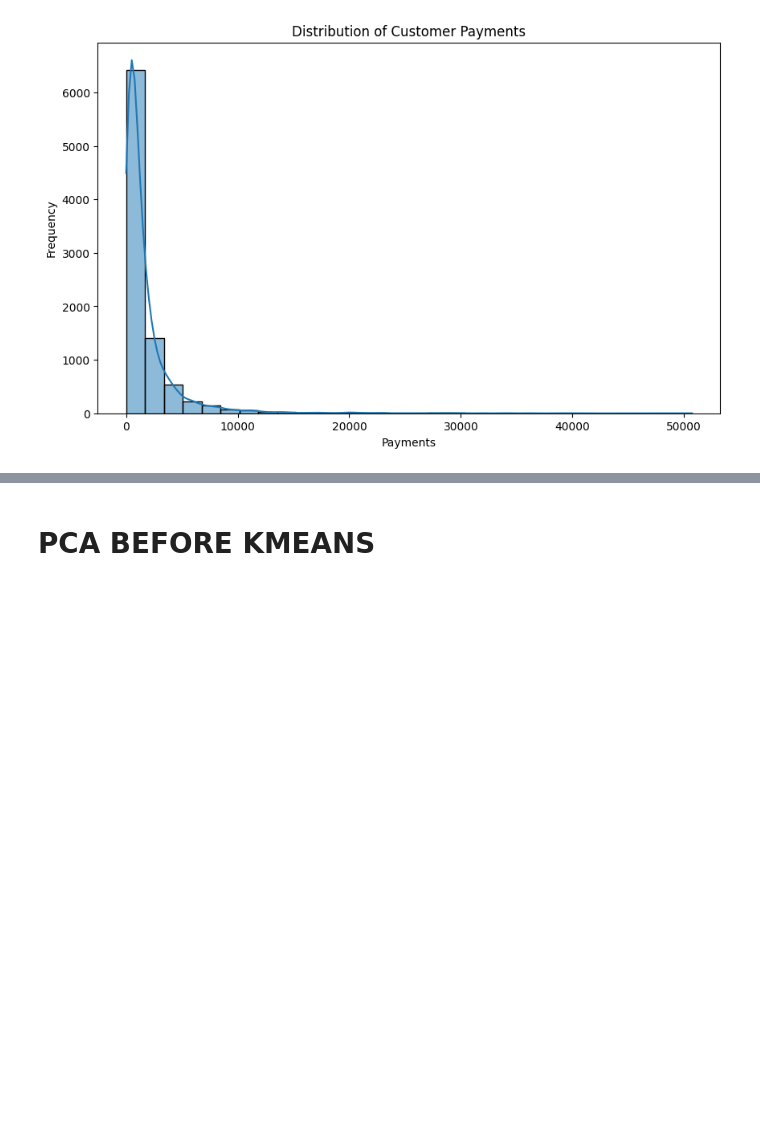
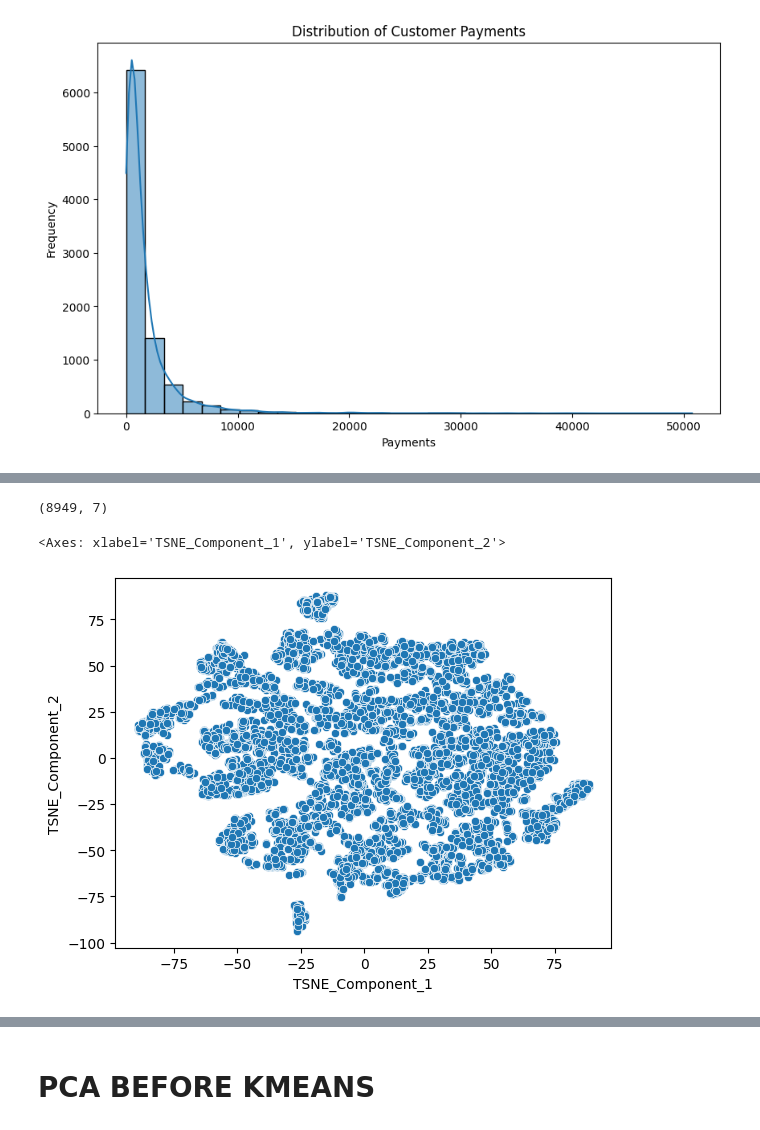
Before and after one commit to akashnaren/groove, a Jupyter notebook: Code_groupXXX.ipynb, the cells around one changed output, grey strips where cells are left out. Saved outputs shown, nothing was run; the diff lists cells and outputs as text; code cells hidden in the pictures; blank space fills up the shorter version.

```diff
--- a/Code_groupXXX.ipynb
+++ b/Code_groupXXX.ipynb
@@ -167,0 +136,37 @@ scale_data
+# %%
+from sklearn.decomposition import PCA
+
+pca = PCA()
+
+X_pca = pca.fit_transform(data)
+
+component_names = [f"PC{i+1}" for i in range(X_pca.shape[1])]
+
+X_pca = pd.DataFrame(X_pca, columns=component_names)
+
+X_pca.describe()
+
+X_pca=X_pca.iloc[:,:7]
+X_pca.shape
+# %% [output]
+(8949, 7)
+# %%
+from sklearn.manifold import TSNE
+import pandas as pd
+
+
+X = X_pca.values
+
+tsne = TSNE(n_components=2, random_state=42)
+
+# Apply T-SNE transformation to your data
+X_tsne = tsne.fit_transform(X)
+
+# Assuming X_tsne is a NumPy array with transformed data
+# You can convert it to a DataFrame if needed
+df_tsne = pd.DataFrame(X_tsne, columns=['TSNE_Component_1', 'TSNE_Component_2'])
+
+sns.scatterplot(x='TSNE_Component_1', y='TSNE_Component_2', data=df_tsne)
+# %% [output]
+<Axes: xlabel='TSNE_Component_1', ylabel='TSNE_Component_2'>
+[figure, added]
```
Also changed, not shown: parts of 14 cells of this notebook.
